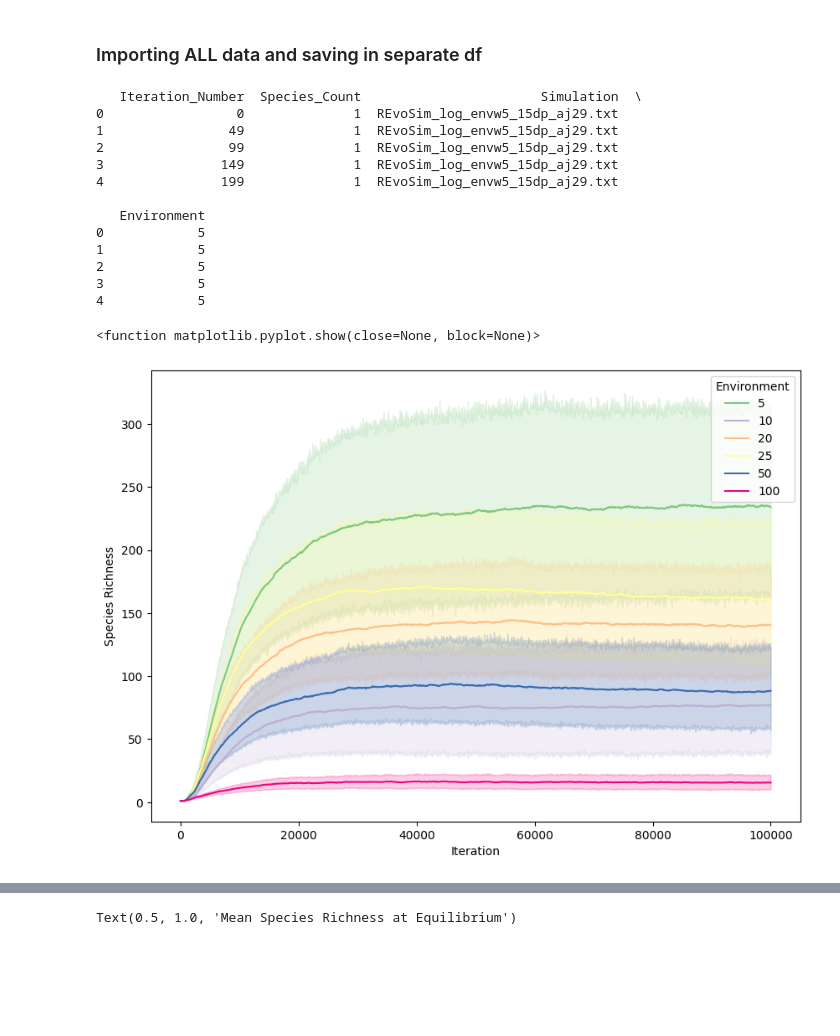
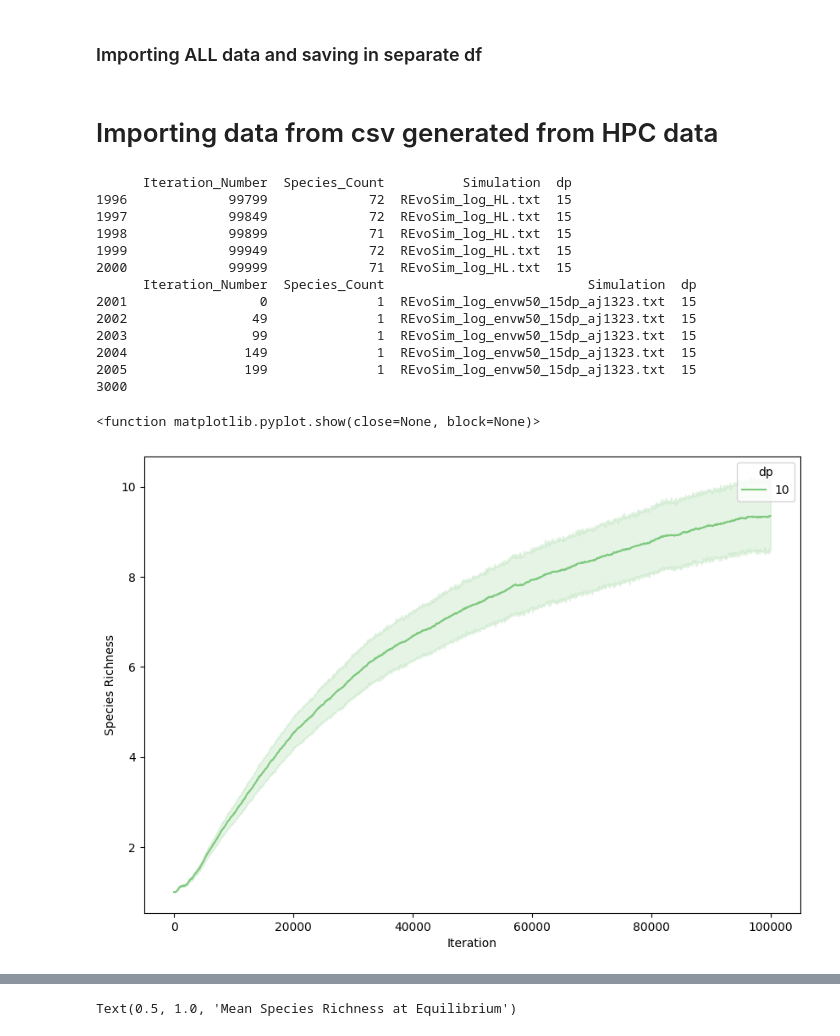
Before and after one commit to giuliabernardinieco/revosim-simulations, a Jupyter notebook: batches-results.ipynb, the cells around one changed output, grey strips where cells are left out. Saved outputs shown, nothing was run; the diff lists cells and outputs as text; code cells hidden in the pictures; blank space fills up the shorter version.

```diff
--- a/batches-results.ipynb
+++ b/batches-results.ipynb
@@ -52,24 +82,30 @@ for i, folder_path in enumerate(folder_paths):
 
 # Concatenate all data in a pandas dataframe
 combined_df = pd.concat(dataframes, ignore_index=True)
+# %% [markdown]
+# Importing data from csv generated from HPC data
+# %%
+combined_df = pd.read_csv('/Users/gb4818/OneDrive - Imperial College London/Rev-res-in/dispersion/csv/w50_15dp_iterations_species_richness.csv', index_col=0)
 # %%
+print(combined_df.tail())
 print(combined_df.head())
+print(combined_df['Simulation'].nunique())
 # combined_df = combined_df.rename(columns={'Iteration_number': 'Iteration_Number'})
 # combined_df = combined_df.rename(columns={'Species_count': 'Species_Count'})
 # %% [output]
-   Iteration_Number  Species_Count                       Simulation  \
-0                 0              1  REvoSim_log_envw5_15dp_aj29.txt
-1                49              1  REvoSim_log_envw5_15dp_aj29.txt
-2                99              1  REvoSim_log_envw5_15dp_aj29.txt
-3               149              1  REvoSim_log_envw5_15dp_aj29.txt
-4               199              1  REvoSim_log_envw5_15dp_aj29.txt
-
-   Environment
-0            5
-1            5
-2            5
-3            5
-4            5
+      Iteration_Number  Species_Count          Simulation  dp
+1996             99799             72  REvoSim_log_HL.txt  15
+1997             99849             72  REvoSim_log_HL.txt  15
+1998             99899             71  REvoSim_log_HL.txt  15
+1999             99949             72  REvoSim_log_HL.txt  15
+2000             99999             71  REvoSim_log_HL.txt  15
+      Iteration_Number  Species_Count                          Simulation  dp
+2001                 0              1  REvoSim_log_envw50_15dp_aj1323.txt  15
+2002                49              1  REvoSim_log_envw50_15dp_aj1323.txt  15
+2003                99              1  REvoSim_log_envw50_15dp_aj1323.txt  15
+2004               149              1  REvoSim_log_envw50_15dp_aj1323.txt  15
+2005               199              1  REvoSim_log_envw50_15dp_aj1323.txt  15
+3000
 # %%
 # Calculate Average and Medians
 average_species_count = combined_df.groupby(['Environment', 'Iteration_Number'])['Species_Count'].mean().reset_index()
@@ -77,13 +113,13 @@ median_species_count = combined_df.groupby(['Environment', 'Iteration_Number'])[
 # %%
 # Plot Iteration number VS species richness
 plt.figure(figsize=(10, 7))
-sns.lineplot( data = combined_df, x = 'Iteration_Number', y = 'Species_Count', hue = 'Environment', palette = 'Accent')
+sns.lineplot( data = combined_df, x = 'Iteration_Number', y = 'Species_Count', hue = 'dp', palette = 'Accent')
 plt.xlabel("Iteration")
 plt.ylabel("Species Richness")
 plt.show
 # %% [output]
 <function matplotlib.pyplot.show(close=None, block=None)>
-[figure, old version]
+[figure, new version]
 # %%
 # # Plot Iteration number VS species richness
 # plt.figure(figsize=(20, 10))
```
Also changed, not shown: parts of 7 cells of this notebook, 4 other files.
